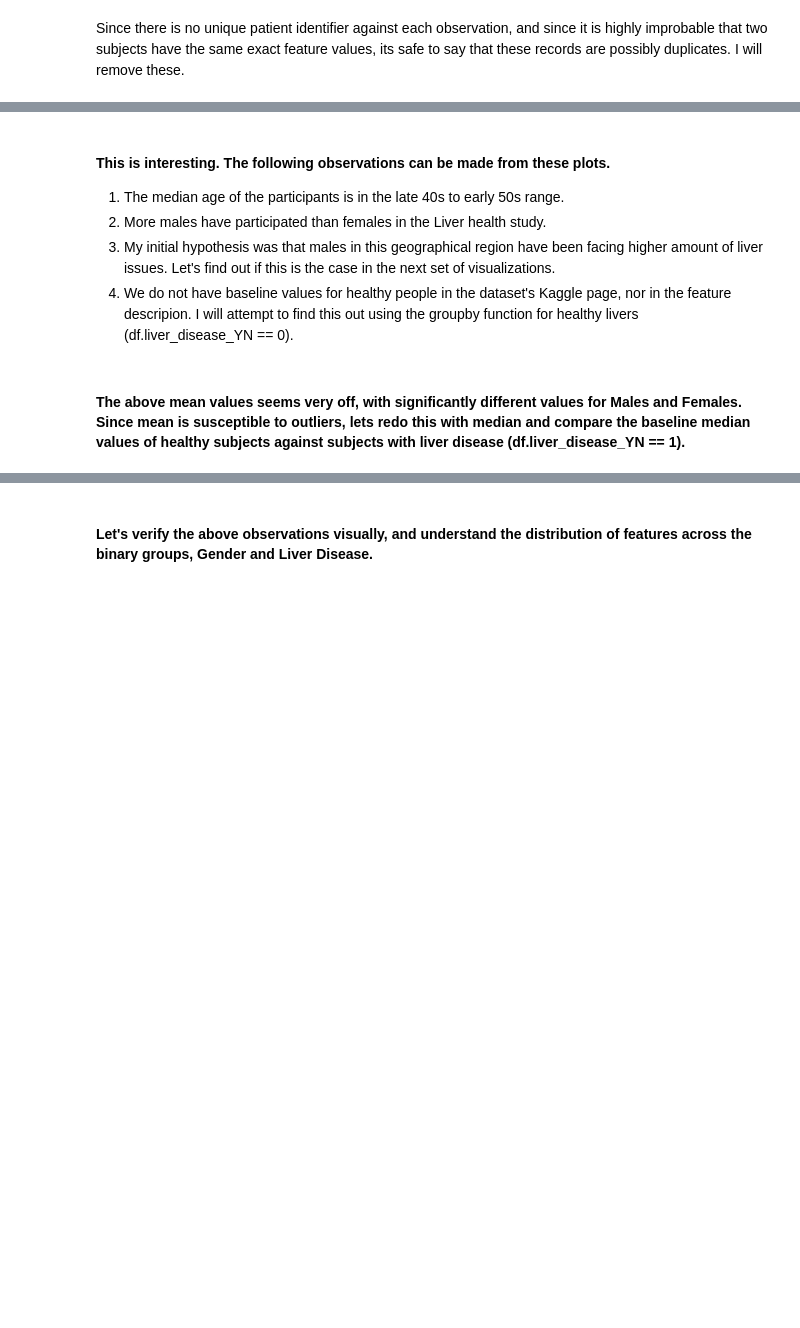
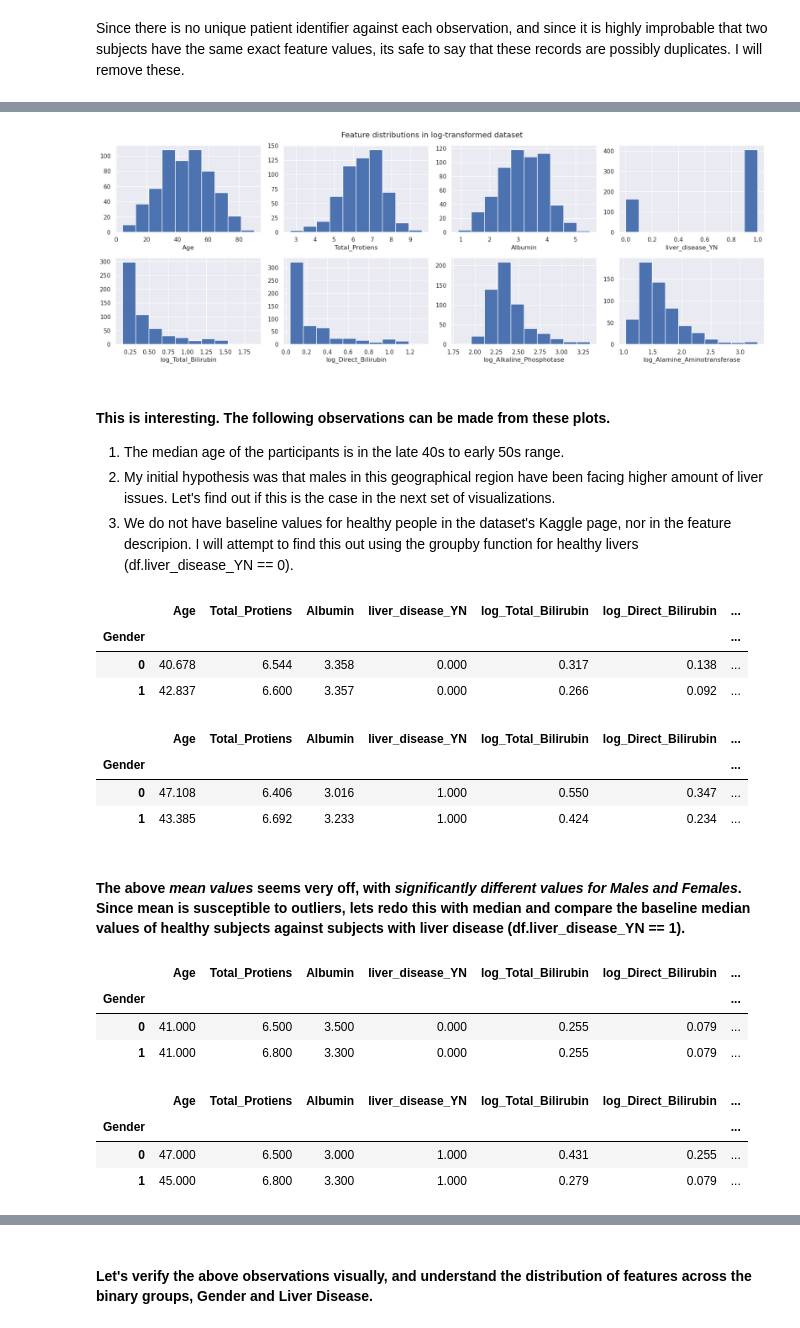
Before and after one commit to hantablack9/Indian-Liver-Patients-Classification, a Jupyter notebook: indian-liver-patients-classification.ipynb, the cells around one changed output, grey strips where cells are left out. Cells and saved outputs as stored; diff of their text form; code cells hidden in the pictures; blank space fills up the shorter version.

```diff
--- a/indian-liver-patients-classification.ipynb
+++ b/indian-liver-patients-classification.ipynb
@@ -214,10 +241,13 @@ df_outliers_dropped.columns
 # %%
 ## Lets visualize the distributions of our features
 
 fig = plt.figure(figsize = (18,12))
 
-for idx, feature in enumerate(df.columns):
-    sub = fig.add_subplot(5,5,idx+1)
+for idx, feature in enumerate(df.drop('Gender',axis=1).columns):
+    sub = fig.add_subplot(4,4,idx+1)
     sub.set_xlabel(feature)
     df[feature].hist()
     plt.tight_layout()
+    plt.suptitle('Feature distributions in log-transformed dataset');
+# %% [output]
+[figure, added]
@@ -237,23 +256,42 @@ for idx, feature in enumerate(df_outliers_dropped.columns):
 
 
 1.   The median age of the participants is in the late 40s to early 50s range.
-2.   More males have participated than females in the Liver health study.
-3. My initial hypothesis was that males in this geographical region have been facing higher amount of liver issues. Let's find out if this is the case in the next set of visualizations.
+2.   My initial hypothesis was that males in this geographical region have been facing higher amount of liver issues. Let's find out if this is the case in the next set of visualizations.
 4. We do not have baseline values for healthy people in the dataset's Kaggle page, nor in the feature descripion. I will attempt to find this out using the groupby function for healthy livers (df.liver_disease_YN == 0).
 # %%
 ## Artificial Baseline, Mean (not verified against medical standards)
-baseline_avg = df_outliers_dropped[df_outliers_dropped.liver_disease_YN == 0].groupby('Gender').mean()
+baseline_avg = df[df.liver_disease_YN == 0].groupby('Gender').mean()
 baseline_avg
+# %% [output]
+|  | Age | Total_Protiens | Albumin | liver_disease_YN | log_Total_Bilirubin | log_Direct_Bilirubin | ... |
+| Gender |  |  |  |  |  |  | ... |
+| 0 | 40.678 | 6.544 | 3.358 | 0.000 | 0.317 | 0.138 | ... |
+| 1 | 42.837 | 6.600 | 3.357 | 0.000 | 0.266 | 0.092 | ... |
 # %%
-df_outliers_dropped[df_outliers_dropped.liver_disease_YN == 1].groupby('Gender').mean()
+df[df.liver_disease_YN == 1].groupby('Gender').mean()
+# %% [output]
+|  | Age | Total_Protiens | Albumin | liver_disease_YN | log_Total_Bilirubin | log_Direct_Bilirubin | ... |
+| Gender |  |  |  |  |  |  | ... |
+| 0 | 47.108 | 6.406 | 3.016 | 1.000 | 0.550 | 0.347 | ... |
+| 1 | 43.385 | 6.692 | 3.233 | 1.000 | 0.424 | 0.234 | ... |
 # %% [markdown]
-#### The above mean values seems very off, with significantly different values for Males and Females. Since mean is susceptible to outliers, lets redo this with median and compare the baseline median values of healthy subjects against subjects with liver disease (df.liver_disease_YN == 1).
+#### The above *mean values* seems very off, with *significantly different values for Males and Females*. Since mean is susceptible to outliers, lets redo this with median and compare the baseline median values of healthy subjects against subjects with liver disease (df.liver_disease_YN == 1).
 # %%
 ## Artificial Baseline, Median (not verified against medical standards)
-baseline_median = df_outliers_dropped[df_outliers_dropped.liver_disease_YN == 0].groupby('Gender').median()
+baseline_median = df[df.liver_disease_YN == 0].groupby('Gender').median()
 baseline_median
+# %% [output]
+|  | Age | Total_Protiens | Albumin | liver_disease_YN | log_Total_Bilirubin | log_Direct_Bilirubin | ... |
+| Gender |  |  |  |  |  |  | ... |
+| 0 | 41.000 | 6.500 | 3.500 | 0.000 | 0.255 | 0.079 | ... |
+| 1 | 41.000 | 6.800 | 3.300 | 0.000 | 0.255 | 0.079 | ... |
 # %%
-df_outliers_dropped[df_outliers_dropped.liver_disease_YN == 1].groupby('Gender').median()
+df[df.liver_disease_YN == 1].groupby('Gender').median()
+# %% [output]
+|  | Age | Total_Protiens | Albumin | liver_disease_YN | log_Total_Bilirubin | log_Direct_Bilirubin | ... |
+| Gender |  |  |  |  |  |  | ... |
+| 0 | 47.000 | 6.500 | 3.000 | 1.000 | 0.431 | 0.255 | ... |
+| 1 | 45.000 | 6.800 | 3.300 | 1.000 | 0.279 | 0.079 | ... |
 # %% [markdown]
 #### Observations:
 1. A simple visual comparison between the median tables reveals that in general, people with liver issues have higher feature medians than those with healthy livers, for both genders.
```
Also changed, not shown: parts of 63 cells of this notebook.
